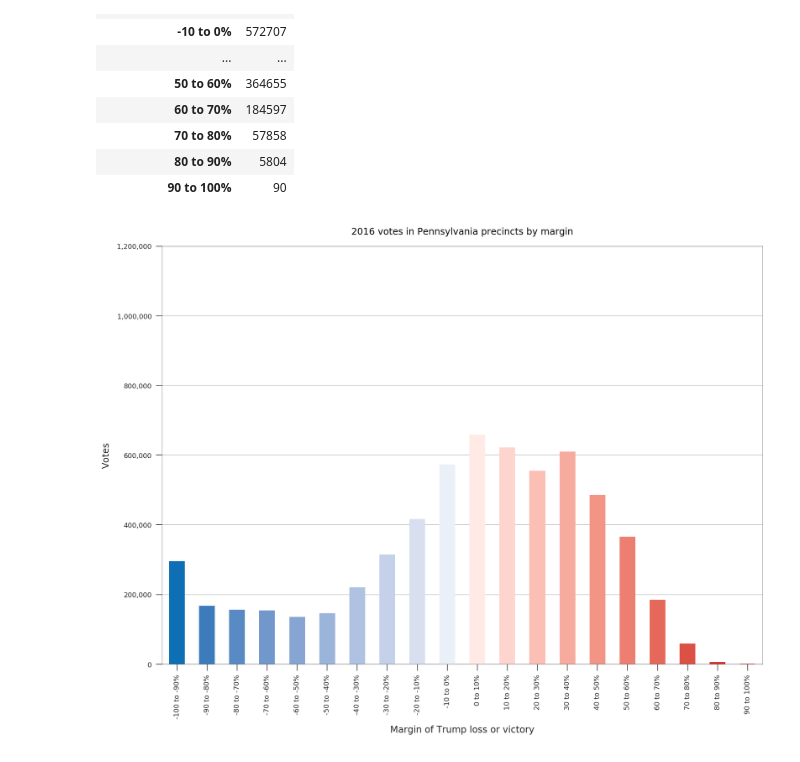
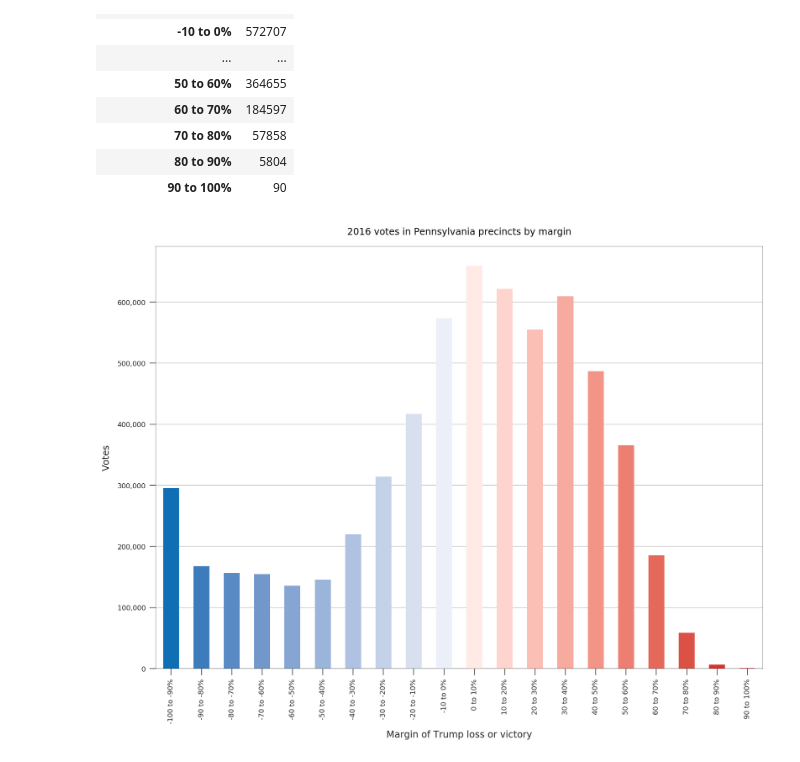
Before and after one commit to chriszs/pa-battleground-counties, a Jupyter notebook: analysis.ipynb, the cells around one changed output. Cells and saved outputs as stored; diff of their text form; code cells hidden in the pictures.

Commit message:
Update chart

```diff
--- a/analysis.ipynb
+++ b/analysis.ipynb
@@ -182,24 +182,24 @@ president_results_table.groupby('bins')[['votes']].sum()
 # %%
 colors = ['#c8011e', '#d23532', '#dc5146', '#e4695b', '#ec7f71', '#f29587', '#f7aa9e', '#fbbfb6', '#fed5ce', '#ffeae6', '#ebf0f8', '#d8e0f0', '#c4d1e9', '#b0c2e1', '#9bb4da', '#87a5d2', '#7197cb', '#598ac3', '#3d7cbc', '#0e6fb4']
 ax = president_results_table.groupby('bins')[['votes']].sum().plot.bar(figsize=(14,10),legend=False,alpha=1, stacked=True,color=colors)
 
 ax.get_yaxis().set_major_formatter(
     mpl.ticker.FuncFormatter(lambda x, p: format(int(x), ',')))
 
 ax.set_title("2016 votes in Pennsylvania precincts by margin")
 ax.set_xlabel("Margin of Trump loss or victory")
 ax.set_ylabel("Votes")
 
 ax.set_facecolor('w')
 ax.grid(False,axis='x')
 
 ax.set_axisbelow(True)
 
-ax.set_ylim(0,1200000)
+# ax.set_ylim(0,1200000)
 
 for i, bar in enumerate(ax.patches):
     bar.set_color(colors[20-i-1])
 
 plt.show()
 # %% [output]
-[figure, old version]
+[figure, new version]
```
